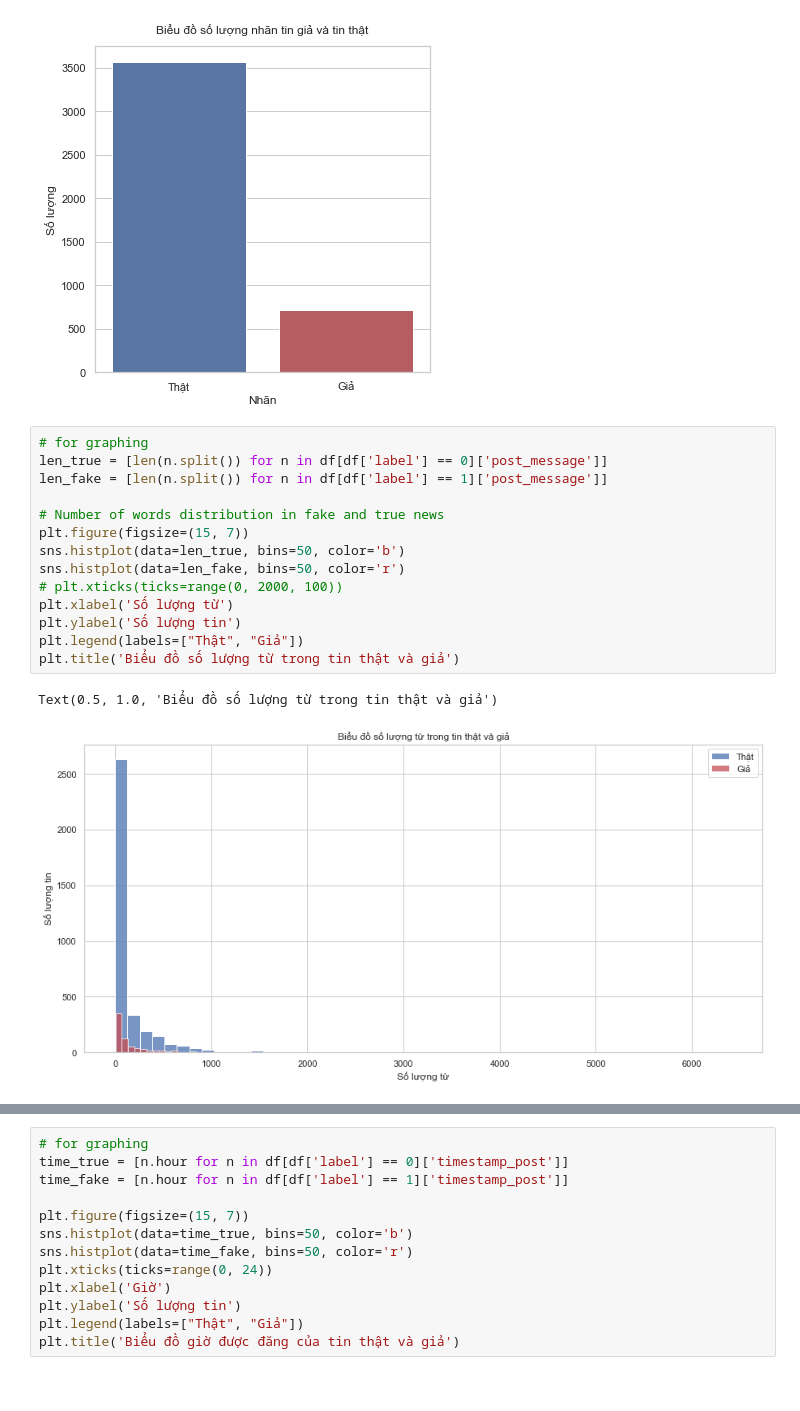
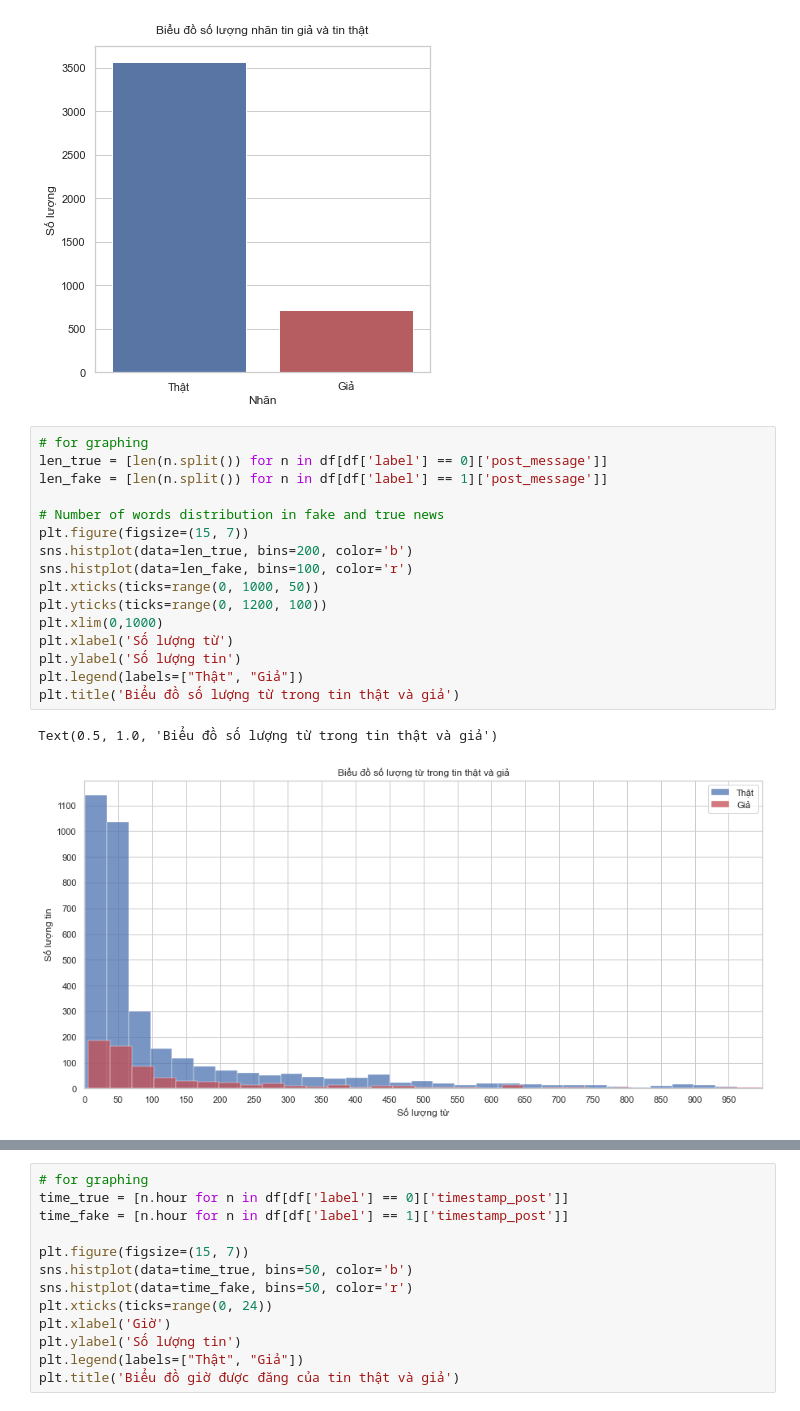
Before and after one commit to nhmt120/vietnamese-fake-news-detection, a Jupyter notebook: implement-Copy1.ipynb, the cells around one changed output, grey strips where cells are left out. Cells and saved outputs as stored; diff of their text form.

```diff
--- a/implement-Copy1.ipynb
+++ b/implement-Copy1.ipynb
@@ -117,18 +118,20 @@ dtype: int64
 # %%
 # for graphing
 len_true = [len(n.split()) for n in df[df['label'] == 0]['post_message']]
 len_fake = [len(n.split()) for n in df[df['label'] == 1]['post_message']]
 
 # Number of words distribution in fake and true news
 plt.figure(figsize=(15, 7))
-sns.histplot(data=len_true, bins=50, color='b')
-sns.histplot(data=len_fake, bins=50, color='r')
-# plt.xticks(ticks=range(0, 2000, 100))
+sns.histplot(data=len_true, bins=200, color='b')
+sns.histplot(data=len_fake, bins=100, color='r')
+plt.xticks(ticks=range(0, 1000, 50))
+plt.yticks(ticks=range(0, 1200, 100))
+plt.xlim(0,1000)
 plt.xlabel('Số lượng từ')
 plt.ylabel('Số lượng tin')
 plt.legend(labels=["Thật", "Giả"])
 plt.title('Biểu đồ số lượng từ trong tin thật và giả')
 # %% [output]
 Text(0.5, 1.0, 'Biểu đồ số lượng từ trong tin thật và giả')
-[figure, old version]
+[figure, new version]
 # %%
```
Also changed, not shown: parts of 18 cells of this notebook.
